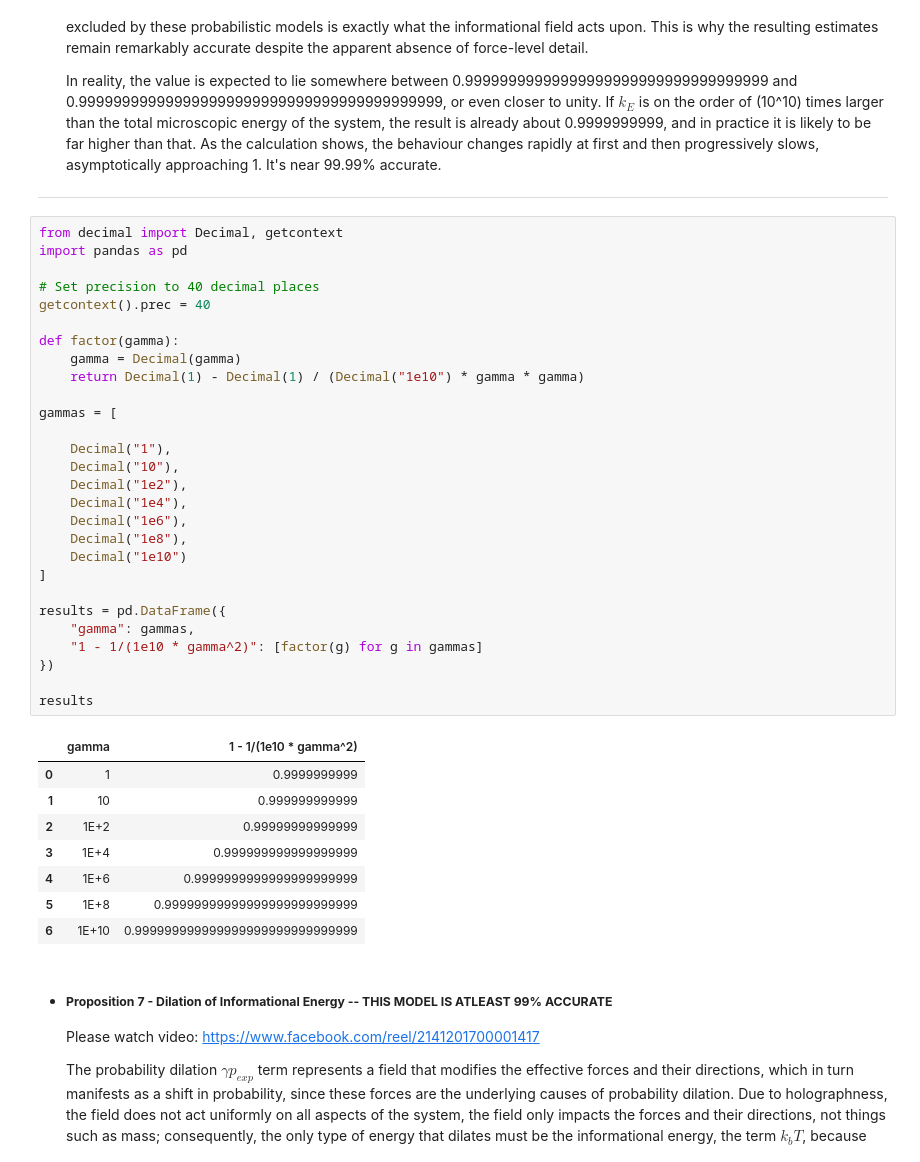
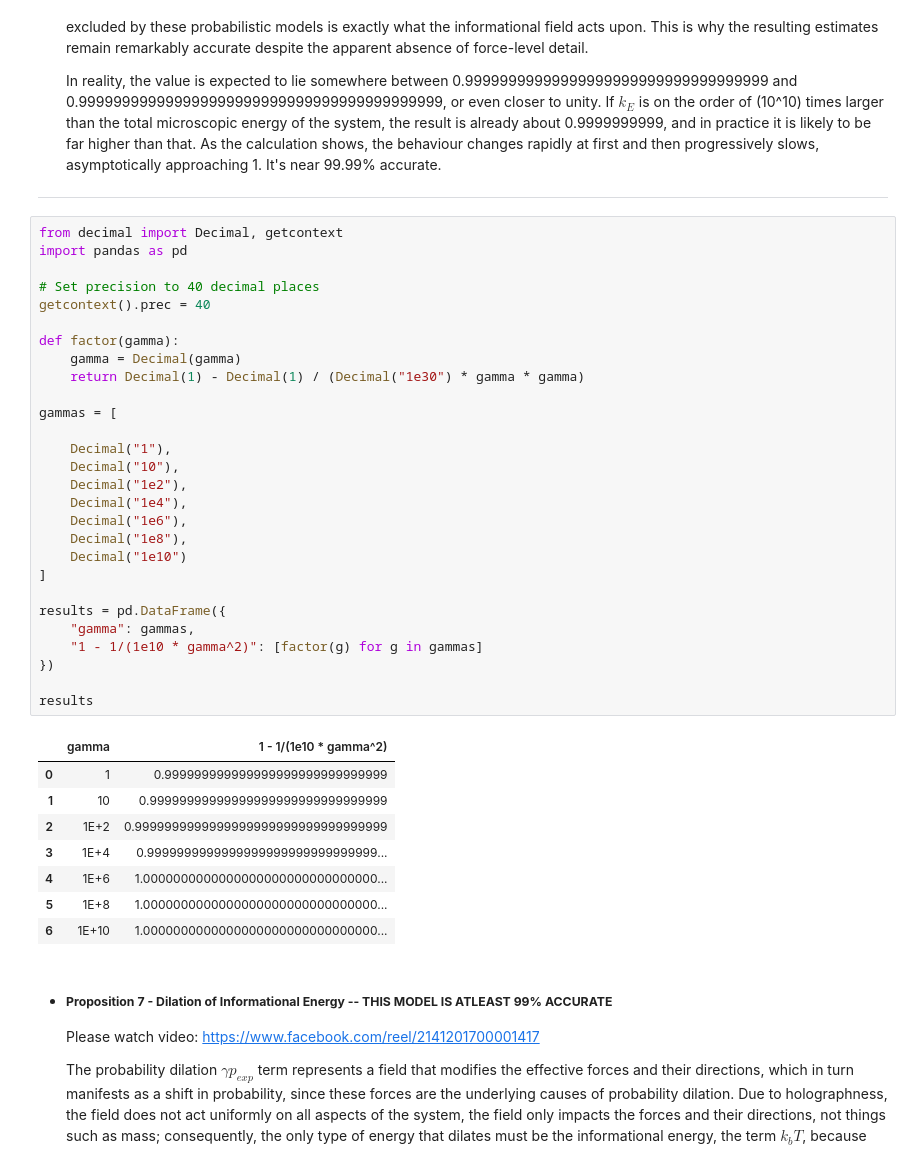
Before and after one commit to hbibani/bib-theory-of-relativity, a Jupyter notebook: ipynb/source/simplified.ipynb, the cells around one changed output. Cells and saved outputs as stored; diff of their text form.

```diff
--- a/ipynb/source/simplified.ipynb
+++ b/ipynb/source/simplified.ipynb
@@ -322,40 +322,40 @@ Finally, the document connects the empirical deviation to an **entropic/informat
 # %%
 from decimal import Decimal, getcontext
 import pandas as pd
 
 # Set precision to 40 decimal places
 getcontext().prec = 40
 
 def factor(gamma):
     gamma = Decimal(gamma)
-    return Decimal(1) - Decimal(1) / (Decimal("1e10") * gamma * gamma)
+    return Decimal(1) - Decimal(1) / (Decimal("1e30") * gamma * gamma)
 
 gammas = [
 
     Decimal("1"),
     Decimal("10"),
     Decimal("1e2"),
     Decimal("1e4"),
     Decimal("1e6"),
     Decimal("1e8"),
     Decimal("1e10")
 ]
 
 results = pd.DataFrame({
     "gamma": gammas,
     "1 - 1/(1e10 * gamma^2)": [factor(g) for g in gammas]
 })
 
 results
 # %% [output]
 |  | gamma | 1 - 1/(1e10 * gamma^2) |
-| 0 | 1 | 0.9999999999 |
-| 1 | 10 | 0.999999999999 |
-| 2 | 1E+2 | 0.99999999999999 |
-| 3 | 1E+4 | 0.999999999999999999 |
-| 4 | 1E+6 | 0.9999999999999999999999 |
-| 5 | 1E+8 | 0.99999999999999999999999999 |
-| 6 | 1E+10 | 0.999999999999999999999999999999 |
+| 0 | 1 | 0.999999999999999999999999999999 |
+| 1 | 10 | 0.99999999999999999999999999999999 |
+| 2 | 1E+2 | 0.9999999999999999999999999999999999 |
+| 3 | 1E+4 | 0.9999999999999999999999999999999... |
+| 4 | 1E+6 | 1.0000000000000000000000000000000... |
+| 5 | 1E+8 | 1.0000000000000000000000000000000... |
+| 6 | 1E+10 | 1.0000000000000000000000000000000... |
 # %% [markdown]
 
 
```
